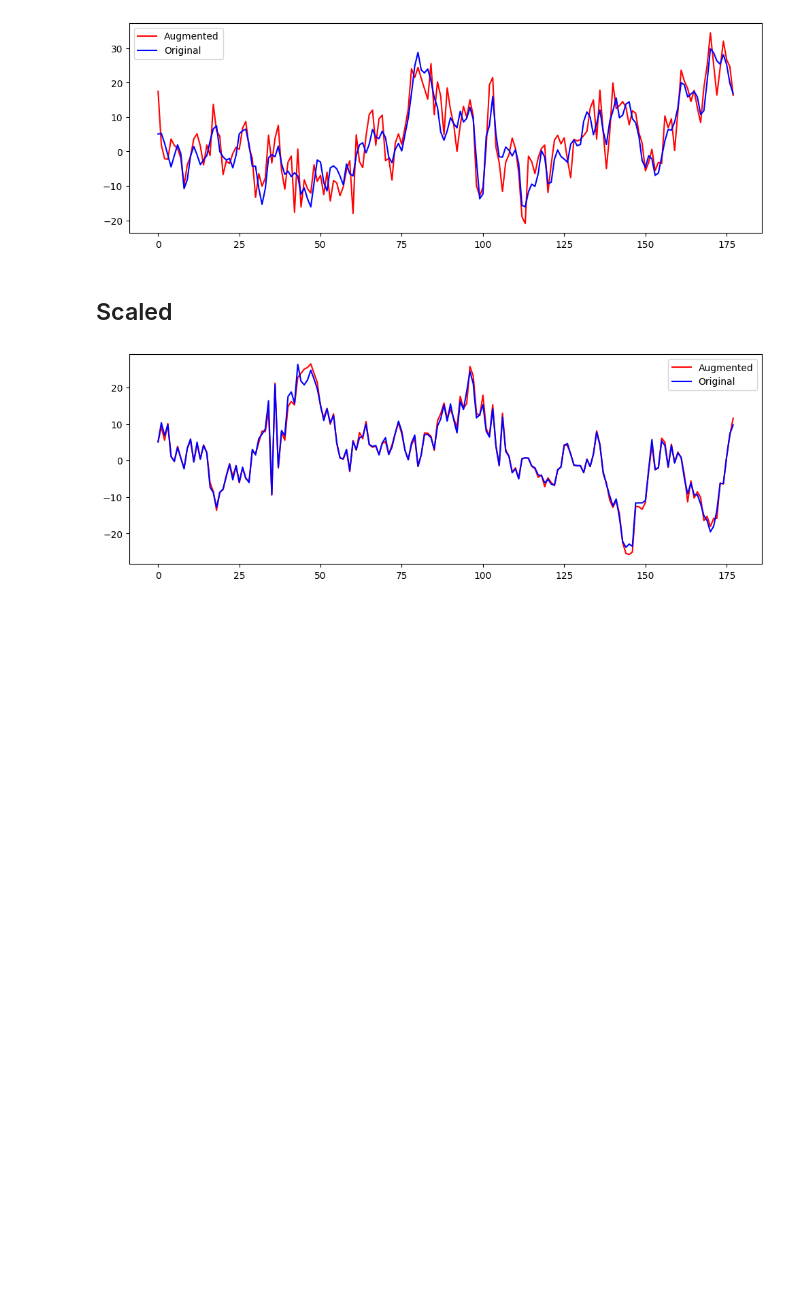
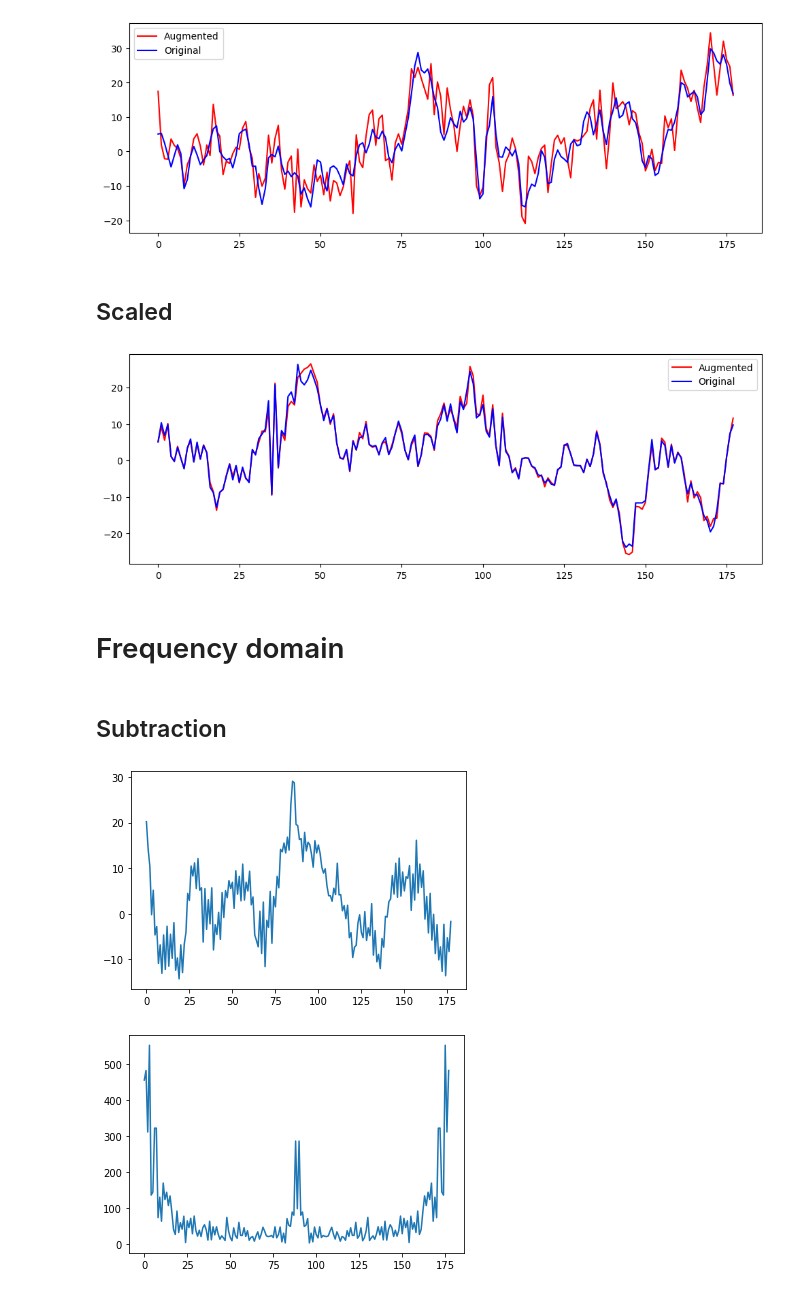
Before and after one commit to s214606/self-supervised-learning-for-time-series, a Jupyter notebook: Plots.ipynb, the cells around one changed output. Drawn from its saved outputs; the diff is of its cells as text; code cells hidden in the pictures; blank space fills up the shorter version.

Commit message:
Added augmentations and plots

```diff
--- a/Plots.ipynb
+++ b/Plots.ipynb
@@ -49,3 +49,19 @@ plt.legend()
 plt.show()
 # %% [output]
 [figure]
+# %% [markdown]
+# Frequency domain
+# %% [markdown]
+## Subtraction
+# %%
+datasets_list = ['SleepEEG', 'Epilepsy', 'FD-A', 'FD-B', 'HAR', 'Gesture', 'ecg', 'emg']
+datasets = []
+SleepEEG = TimeSeriesDataset(dataset=torch.load(os.path.join("datasets", "SleepEEG", "train.pt")), augment = True, jitter=True, scaling = False)
+# %%
+plt.plot(SleepEEG.X[0][0])
+plt.show()
+plt.plot(SleepEEG.X_f[0][0])
+plt.show()
+# %% [output]
+[figure, added]
+[figure, added]
```
Also changed, not shown: parts of 12 cells of this notebook, 2 other files.
